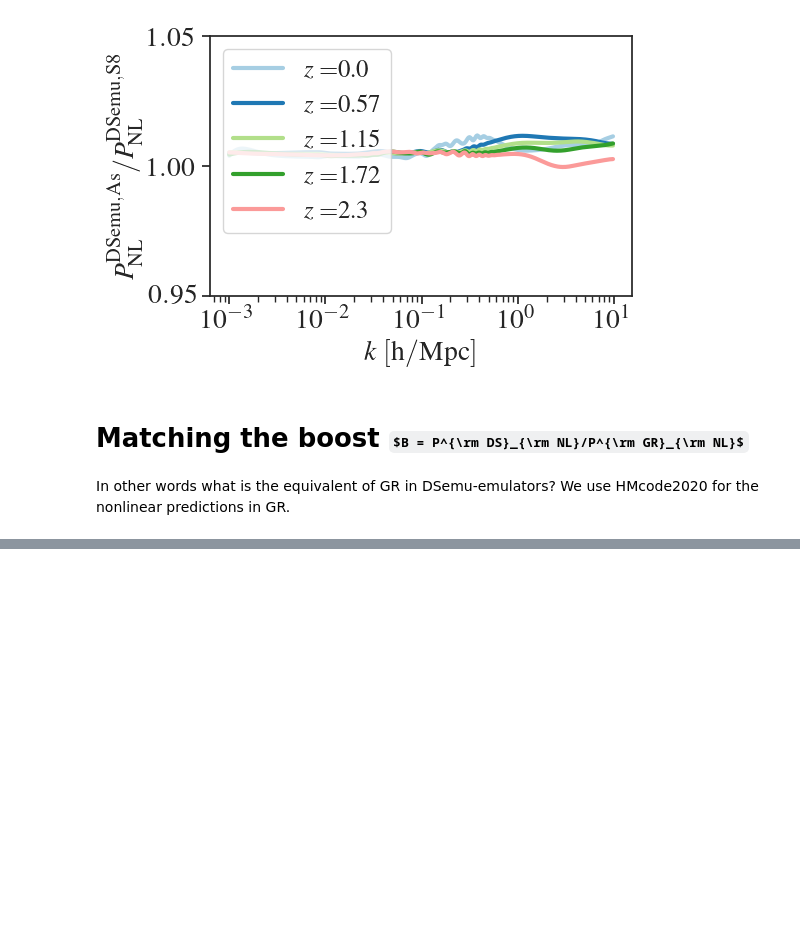
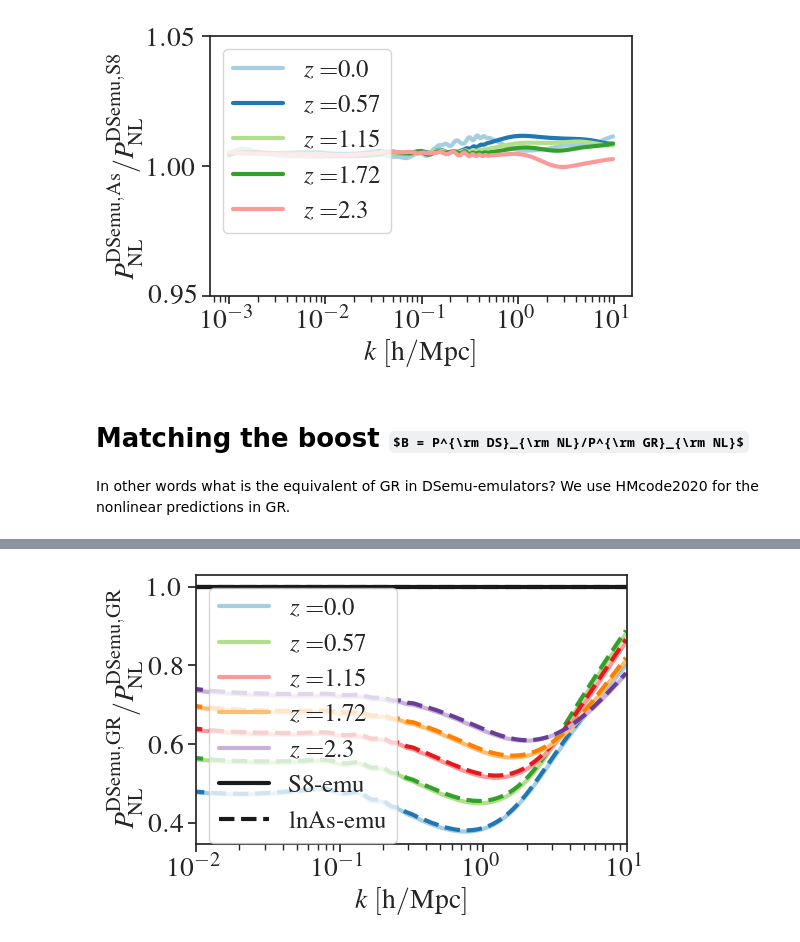
Before and after one commit to MariaTsedrik/evolvingDS, a Jupyter notebook: emulator_comparison.ipynb, the cells around one changed output, grey strips where cells are left out. Cells and saved outputs as stored; diff of their text form; code cells hidden in the pictures; some formulas as TeX source; blank space fills up the shorter version.

```diff
--- a/emulator_comparison.ipynb
+++ b/emulator_comparison.ipynb
@@ -415,0 +506,14 @@ In other words what is the equivalent of GR in DSemu-emulators? We use HMcode202
+# %%
+fig, ax = plt.subplots(1,figsize=(6, 4), sharex = False, sharey= True)
+ax.set_ylabel(r"$P_{\rm NL}^{\rm DSemu, GR}/P_{\rm NL}^{\rm DSemu, GR}$",fontsize=20)
+for i in range(len(z)):
+    ax.semilogx(k_nonlin, dsemu_s8_nonlin_asfid[i]/dsemu_lcdm_nonlin_s8[i],  linestyle='-', label='$z=$'+str(round(z[i], 2)))
+    ax.semilogx(k_nonlin, dsemu_as_nonlin_asfid[i]/dsemu_lcdm_nonlin_as[i],  linestyle='--')
+ax.set_xlabel(r"$k \ \mathrm{[h/Mpc]}$",fontsize=20)
+ax.axhline(1., color='k', linestyle='-', label='S8-emu')
+ax.axhline(1., color='k', linestyle='--', label='lnAs-emu')
+ax.legend(loc='upper left', frameon=True)
+ax.set_xlim(0.01, 10.)
+plt.tight_layout()
+# %% [output]
+[figure, added]
```
Also changed, not shown: parts of 6 cells of this notebook.
